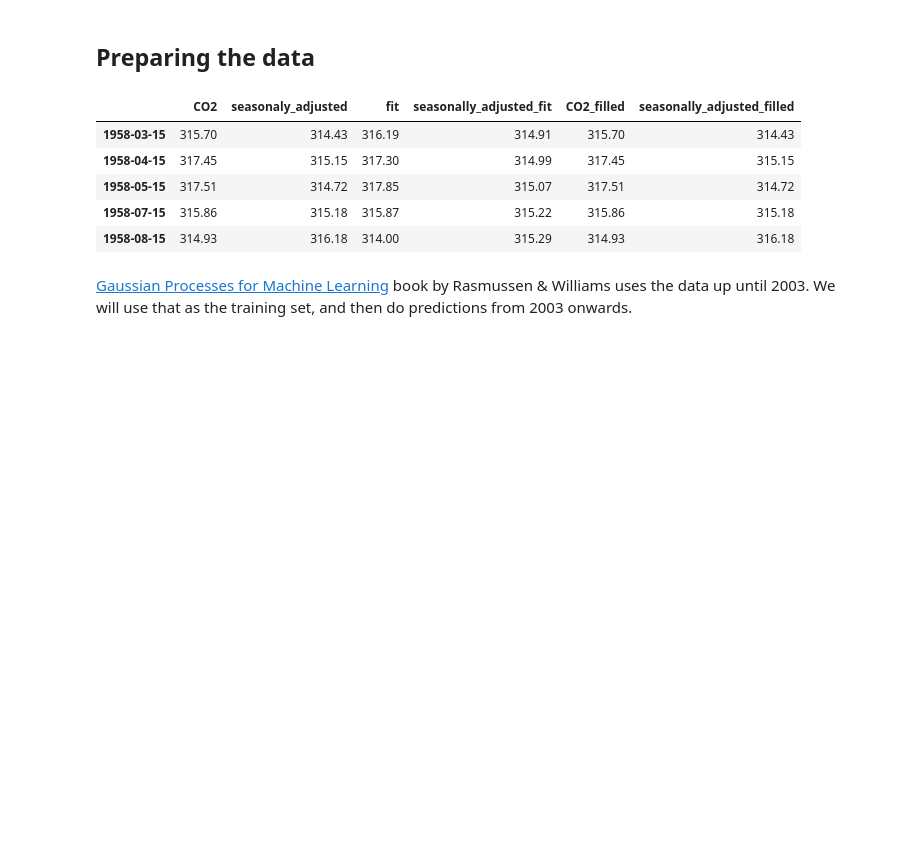
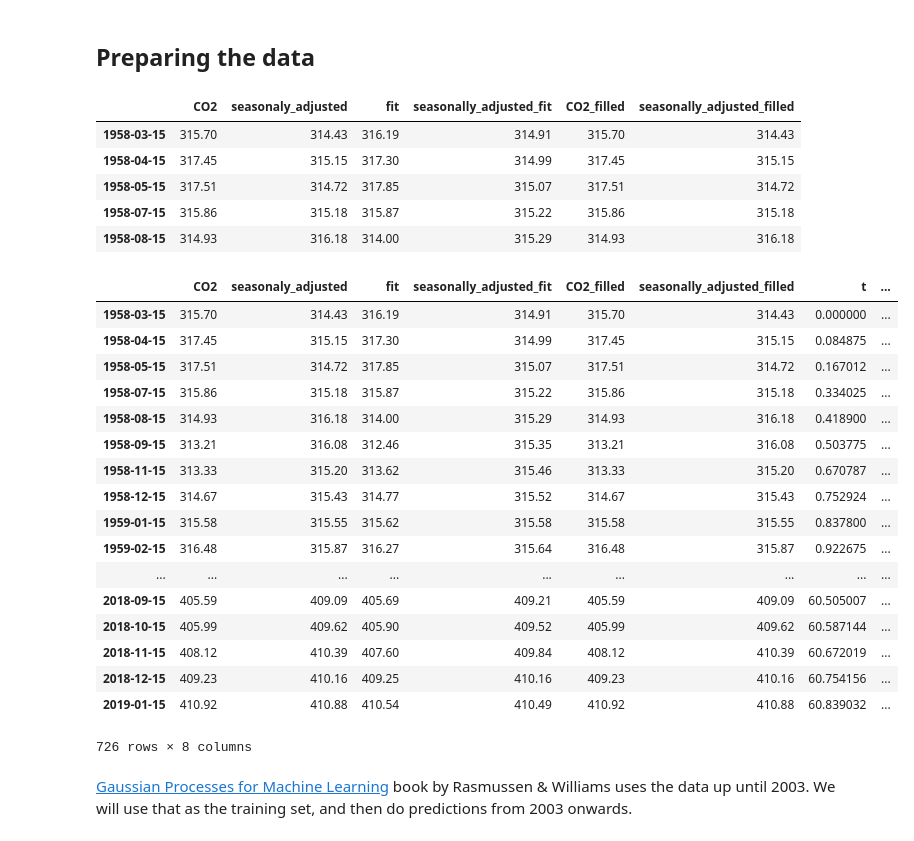
Before and after one commit to lucianopaz/statistical_machine_learning, a Jupyter notebook: notebooks/Gaussian processes tutorial.ipynb, the cells around one changed output. Cells and saved outputs as stored; diff of their text form; code cells hidden in the pictures; blank space fills up the shorter version.

```diff
--- a/notebooks/Gaussian processes tutorial.ipynb
+++ b/notebooks/Gaussian processes tutorial.ipynb
@@ -120,22 +183,42 @@ data_monthly.head(5)
 # %%
 # function to convert datetimes to numbers that are useful to algorithms
 #   this will be useful later when doing prediction
 
 def dates_to_idx(timelist):
     reference_time = pd.to_datetime('1958-03-15')
     t = (timelist - reference_time) / pd.Timedelta(1, "Y")
     return np.asarray(t)
 
 t = dates_to_idx(data_monthly.index)
 
 # normalize CO2 levels
 y = data_monthly["CO2"].values
 first_co2 = y[0]
 std_co2 = np.std(y)
 y_n = (y - first_co2) / std_co2
 
 data_monthly = data_monthly.assign(t = t)
 data_monthly = data_monthly.assign(y_n = y_n)
+data_monthly
+# %% [output]
+|  | CO2 | seasonaly_adjusted | fit | seasonally_adjusted_fit | CO2_filled | seasonally_adjusted_filled | t | ... |
+| 1958-03-15 | 315.70 | 314.43 | 316.19 | 314.91 | 315.70 | 314.43 | 0.000000 | ... |
+| 1958-04-15 | 317.45 | 315.15 | 317.30 | 314.99 | 317.45 | 315.15 | 0.084875 | ... |
+| 1958-05-15 | 317.51 | 314.72 | 317.85 | 315.07 | 317.51 | 314.72 | 0.167012 | ... |
+| 1958-07-15 | 315.86 | 315.18 | 315.87 | 315.22 | 315.86 | 315.18 | 0.334025 | ... |
+| 1958-08-15 | 314.93 | 316.18 | 314.00 | 315.29 | 314.93 | 316.18 | 0.418900 | ... |
+| 1958-09-15 | 313.21 | 316.08 | 312.46 | 315.35 | 313.21 | 316.08 | 0.503775 | ... |
+| 1958-11-15 | 313.33 | 315.20 | 313.62 | 315.46 | 313.33 | 315.20 | 0.670787 | ... |
+| 1958-12-15 | 314.67 | 315.43 | 314.77 | 315.52 | 314.67 | 315.43 | 0.752924 | ... |
+| 1959-01-15 | 315.58 | 315.55 | 315.62 | 315.58 | 315.58 | 315.55 | 0.837800 | ... |
+| 1959-02-15 | 316.48 | 315.87 | 316.27 | 315.64 | 316.48 | 315.87 | 0.922675 | ... |
+| ... | ... | ... | ... | ... | ... | ... | ... | ... |
+| 2018-09-15 | 405.59 | 409.09 | 405.69 | 409.21 | 405.59 | 409.09 | 60.505007 | ... |
+| 2018-10-15 | 405.99 | 409.62 | 405.90 | 409.52 | 405.99 | 409.62 | 60.587144 | ... |
+| 2018-11-15 | 408.12 | 410.39 | 407.60 | 409.84 | 408.12 | 410.39 | 60.672019 | ... |
+| 2018-12-15 | 409.23 | 410.16 | 409.25 | 410.16 | 409.23 | 410.16 | 60.754156 | ... |
+| 2019-01-15 | 410.92 | 410.88 | 410.54 | 410.49 | 410.92 | 410.88 | 60.839032 | ... |
+726 rows × 8 columns
 # %% [markdown]
 [Gaussian Processes for Machine Learning](http://www.gaussianprocess.org/gpml/) book by Rasmussen & Williams uses the data up until 2003. We will use that as the training set, and then do predictions from 2003 onwards.
 # %%
```
Also changed, not shown: parts of 16 cells of this notebook.
